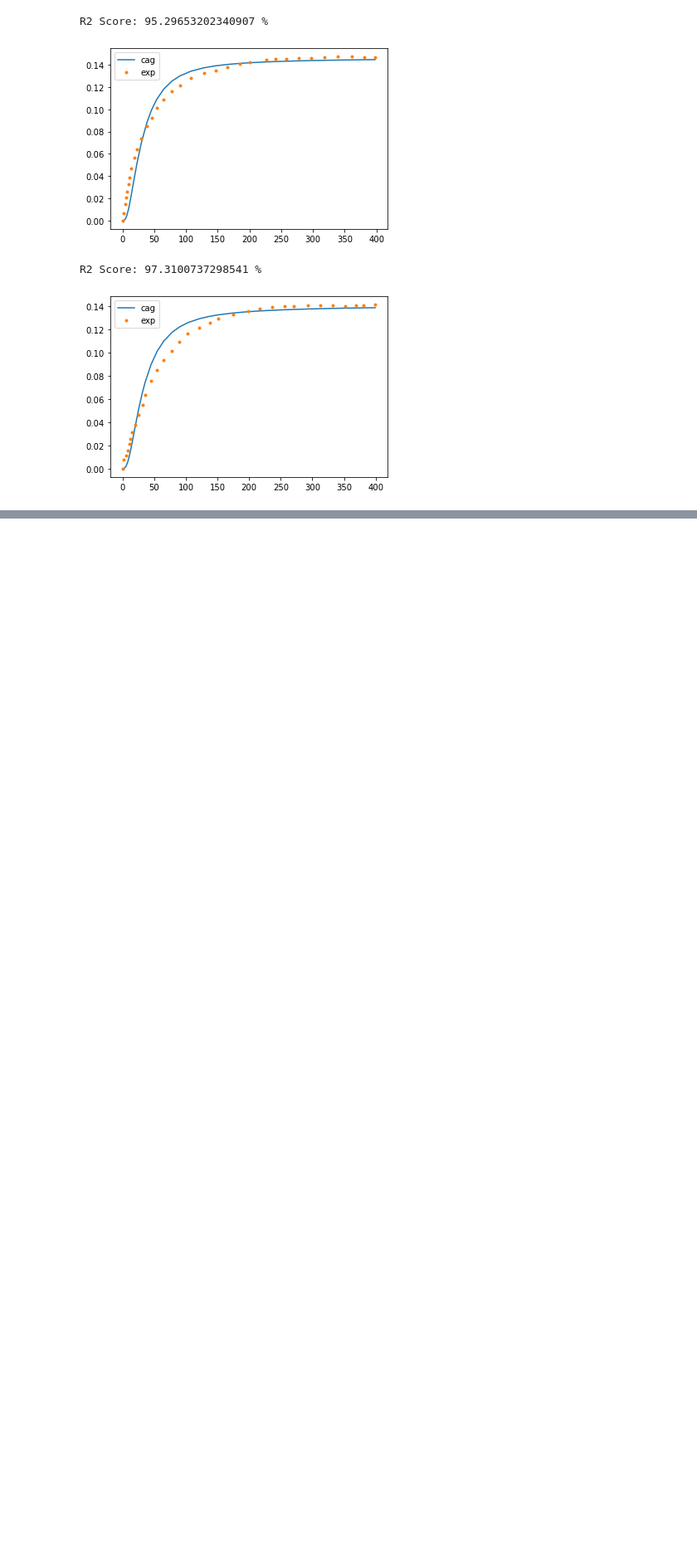
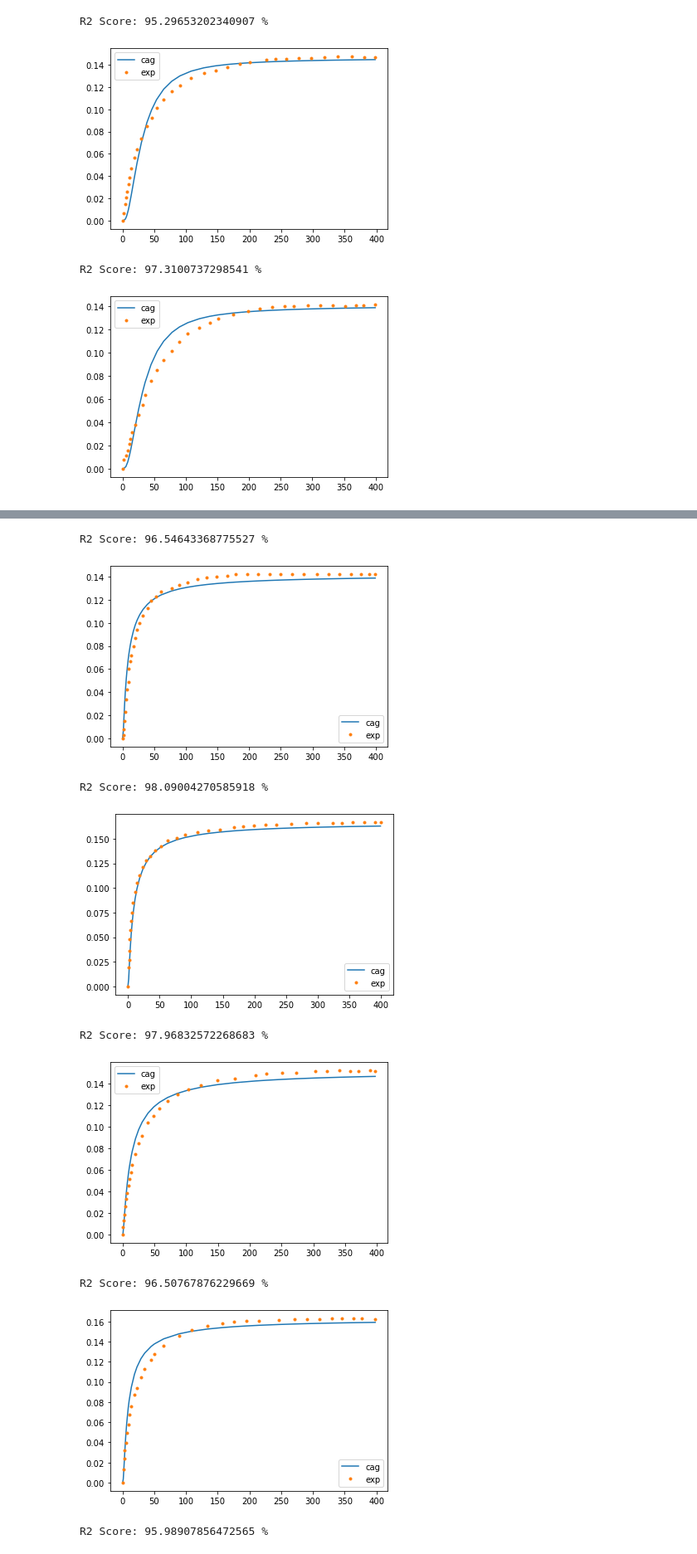
Before and after one commit to beltran-ennova/PAKineticsFit, a Jupyter notebook: FitKineticsPA.ipynb, the cells around one changed output, grey strips where cells are left out. Shown at 83% size. Drawn from its saved outputs; the diff is of its cells as text; code cells hidden in the pictures; blank space fills up the shorter version.

Commit message:
Added direct a0, a1 and c0 coefficient calculation

```diff
--- a/FitKineticsPA.ipynb
+++ b/FitKineticsPA.ipynb
@@ -90,7 +90,7 @@ def derivatives(t, y, kp, kag):
 y0 = [1.0, 0.0, 0.0]
 
 # Define a function that returns the model values for given parameters
-def model(t, kp, kag):
+def model_kpkag(t, kp, kag):
     sol = solve_ivp(fun=lambda t, y: derivatives(t, y, kp, kag), t_span=t_span, y0=y0, t_eval=t)
     return sol.y[0]
 # %% [markdown]
@@ -106,13 +106,13 @@ kp_best = []
 #this for loop takes experimental data from each set including its respective ceq and time span.
 #Coefficients are calculated using curve_fit
 for i in range(len(t_exp)):
-    t_ = t_exp[i]
-    c_ = c_exp[i]
+    t = t_exp[i]
+    c = c_exp[i]
     ceq = ceq_set[i]
     # time span
     t_span = (0.0, t_exp[i][-1])
     # Use curve_fit to find the best values for kp and kag
-    popt, pcov = curve_fit(model, t_, c_, p0=p0, method='trf')
+    popt, pcov = curve_fit(model_kpkag, t, c, p0=p0, method='trf')
     kag_best.append(popt[0])
     kp_best.append(popt[1])
 
@@ -245,0 +281,26 @@ R2 Score: 97.3100737298541 %
+# %%
+#solve and plot with best coefficients
+for i in range(len(t_exp)):
+    mu = mu_set[i]
+    ceq = ceq_set[i]
+    T = T_set[i]
+    ca0 = ca0_set[i]
+
+    t_span = (0.0, t_exp[i][-1])
+    sol_best = solve_ivp(fun=lambda t, y: derivatives_a0a1c0(t, y, a0[i], a1[i], c0[i], mu, ceq, T, ca0), t_span=t_span, y0=y0, t_eval=t_exp[i])
+
+    print('R2 Score:',r2_score(c_exp[i],sol_best.y[1])*100,'%')
+    plt.plot(sol_best.t, sol_best.y[1], label='cag')
+    plt.plot(t_exp[i], c_exp[i], label = 'exp', marker ='.', linestyle='None')
+    plt.legend()
+    plt.show()
+# %% [output]
+R2 Score: 96.54643368775527 %
+[figure, added]
+R2 Score: 98.09004270585918 %
+[figure, added]
+R2 Score: 97.96832572268683 %
+[figure, added]
+R2 Score: 96.50767876229669 %
+[figure, added]
+R2 Score: 95.98907856472565 %
```
Also changed, not shown: parts of 5 cells of this notebook.
